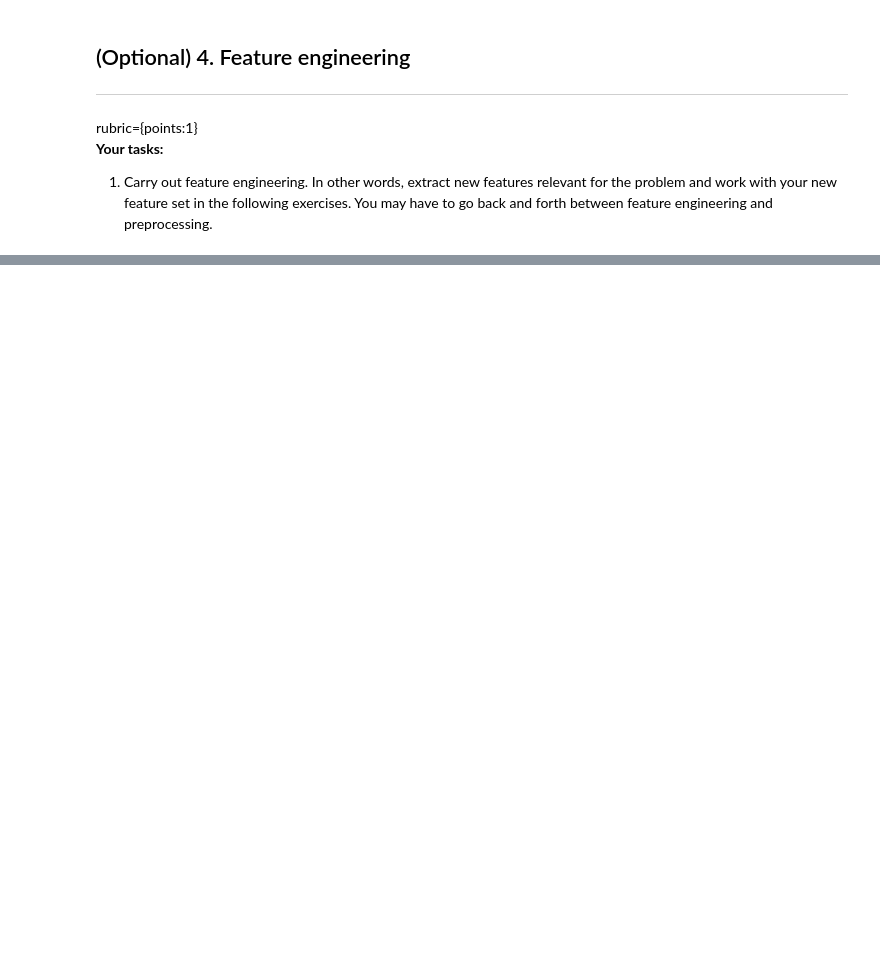
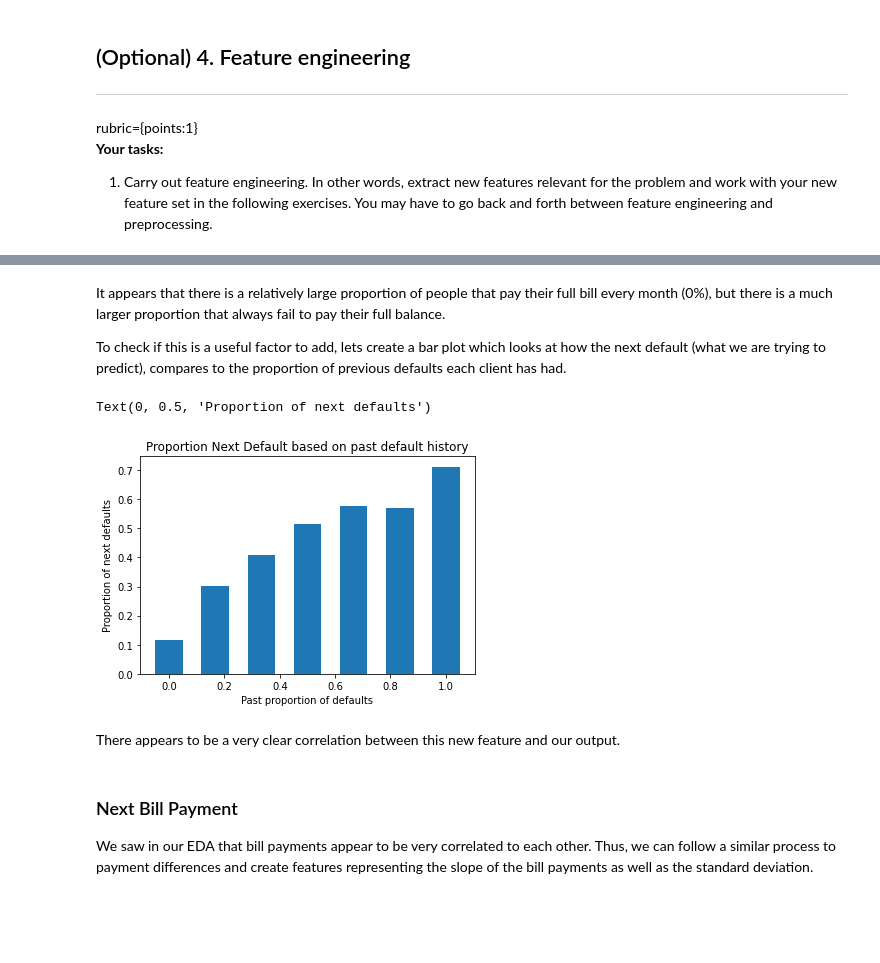
Before and after one commit to benhuckell/cpsc330, a Jupyter notebook: hw/hw6/hw6.ipynb, the cells around one changed output, grey strips where cells are left out. Cells and saved outputs as stored; diff of their text form; code cells hidden in the pictures; blank space fills up the shorter version.

```diff
--- a/hw/hw6/hw6.ipynb
+++ b/hw/hw6/hw6.ipynb
@@ -264,0 +342,22 @@ rubric={points:1}
+# %% [markdown]
+It appears that there is a relatively large proportion of people that pay their full bill every month (0%), but there is a much larger proportion that always fail to pay their full balance.
+
+To check if this is a useful factor to add, lets create a bar plot which looks at how the next default (what we are trying to predict), compares to the proportion of previous defaults each client has had.
+# %%
+proportion_default = {}
+for p in train_df["DEFAULT_LIKELIHOOD_HIST"].unique():
+    proportion_default[p] = train_df[(train_df["DEFAULT_LIKELIHOOD_HIST"] == p) & (train_df["default.payment.next.month"] == 1)].shape[0]/train_df[train_df["DEFAULT_LIKELIHOOD_HIST"] == p].shape[0]
+
+plt.bar(proportion_default.keys(), proportion_default.values(), width=0.1)
+plt.title("Proportion Next Default based on past default history")
+plt.xlabel("Past proportion of defaults")
+plt.ylabel("Proportion of next defaults")
+# %% [output]
+Text(0, 0.5, 'Proportion of next defaults')
+[figure, added]
+# %% [markdown]
+There appears to be a very clear correlation between this new feature and our output.
+# %% [markdown]
+### Next Bill Payment
+
+We saw in our EDA that bill payments appear to be very correlated to each other. Thus, we can follow a similar process to payment differences and create features representing the slope of the bill payments as well as the standard deviation.
```
Also changed, not shown: parts of 17 cells of this notebook.
